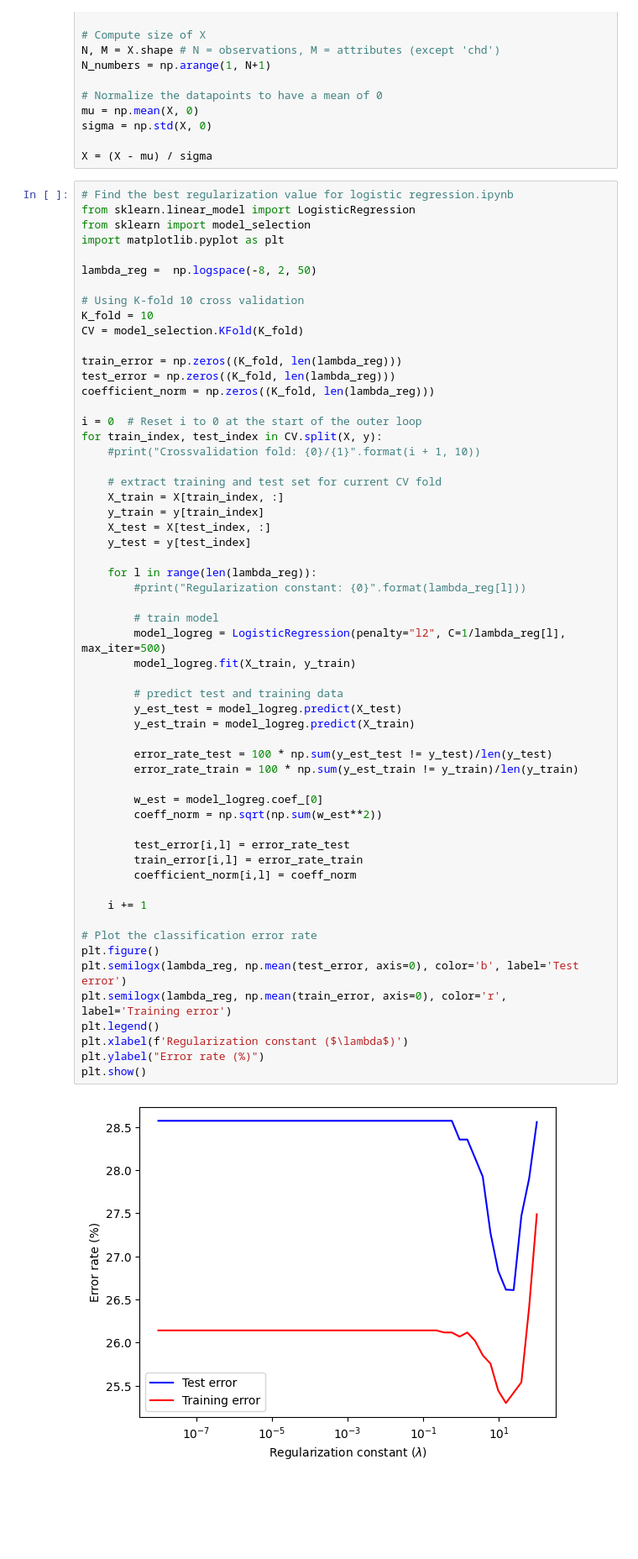
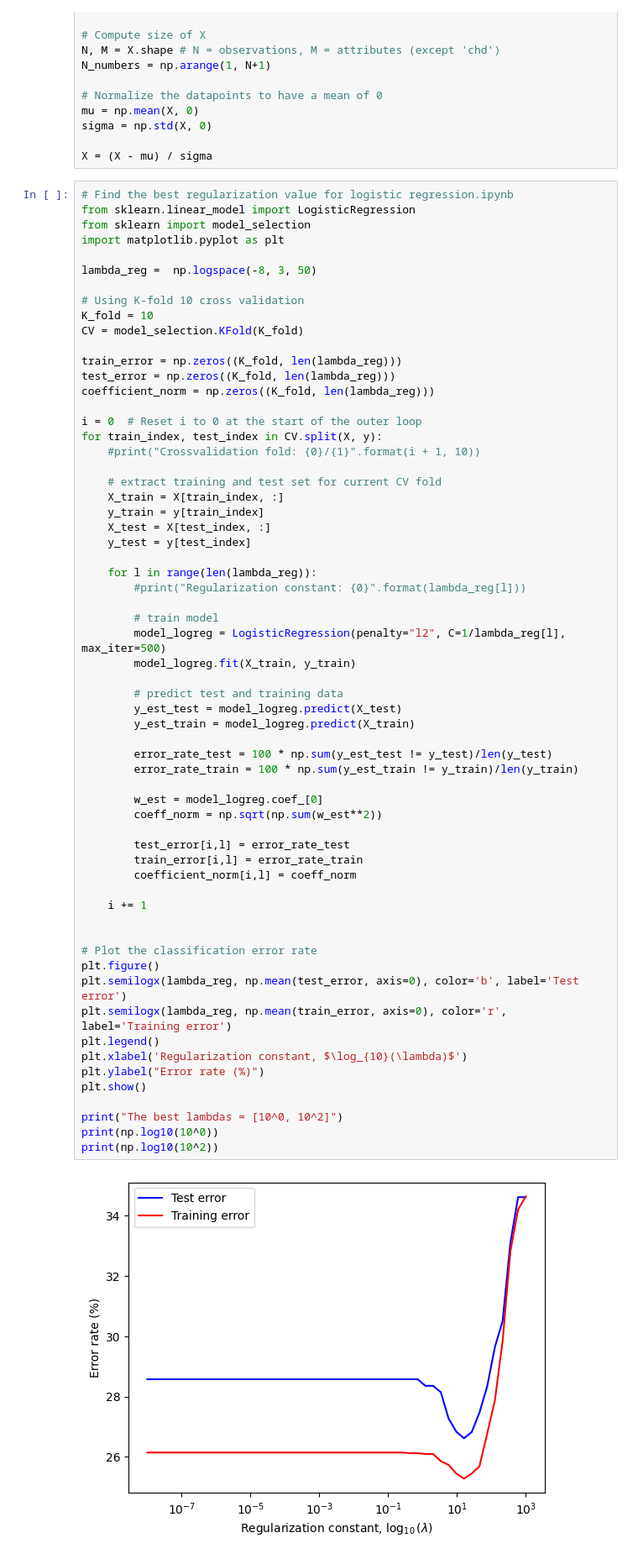
Before and after one commit to KostyalBalint/Intro-to-MI-Project_1, a Jupyter notebook: classification.ipynb, the cells around one changed output. Shown at 84% size. Cells and saved outputs as stored; diff of their text form; blank space fills up the shorter version.

```diff
--- a/classification.ipynb
+++ b/classification.ipynb
@@ -32,7 +32,7 @@ from sklearn.linear_model import LogisticRegression
 from sklearn import model_selection
 import matplotlib.pyplot as plt
 
-lambda_reg =  np.logspace(-8, 2, 50)
+lambda_reg =  np.logspace(-8, 3, 50)
 
 # Using K-fold 10 cross validation
 K_fold = 10
@@ -56,32 +56,37 @@ for train_index, test_index in CV.split(X, y):
         #print("Regularization constant: {0}".format(lambda_reg[l]))
 
         # train model
         model_logreg = LogisticRegression(penalty="l2", C=1/lambda_reg[l], max_iter=500)
         model_logreg.fit(X_train, y_train)
 
         # predict test and training data
         y_est_test = model_logreg.predict(X_test)
         y_est_train = model_logreg.predict(X_train)
 
         error_rate_test = 100 * np.sum(y_est_test != y_test)/len(y_test)
         error_rate_train = 100 * np.sum(y_est_train != y_train)/len(y_train)
 
         w_est = model_logreg.coef_[0]
         coeff_norm = np.sqrt(np.sum(w_est**2))
 
         test_error[i,l] = error_rate_test
         train_error[i,l] = error_rate_train
         coefficient_norm[i,l] = coeff_norm
 
     i += 1
 
+
 # Plot the classification error rate
 plt.figure()
 plt.semilogx(lambda_reg, np.mean(test_error, axis=0), color='b', label='Test error')
 plt.semilogx(lambda_reg, np.mean(train_error, axis=0), color='r', label='Training error')
 plt.legend()
-plt.xlabel(f'Regularization constant ($\lambda$)')
+plt.xlabel('Regularization constant, $\log_{10}(\lambda)$')
 plt.ylabel("Error rate (%)")
 plt.show()
+
+print("The best lambdas = [10^0, 10^2]")
+print(np.log10(10^0))
+print(np.log10(10^2))
 # %% [output]
-[figure, old version]
+[figure, new version]
```
Also changed, not shown: parts of 3 cells of this notebook.
